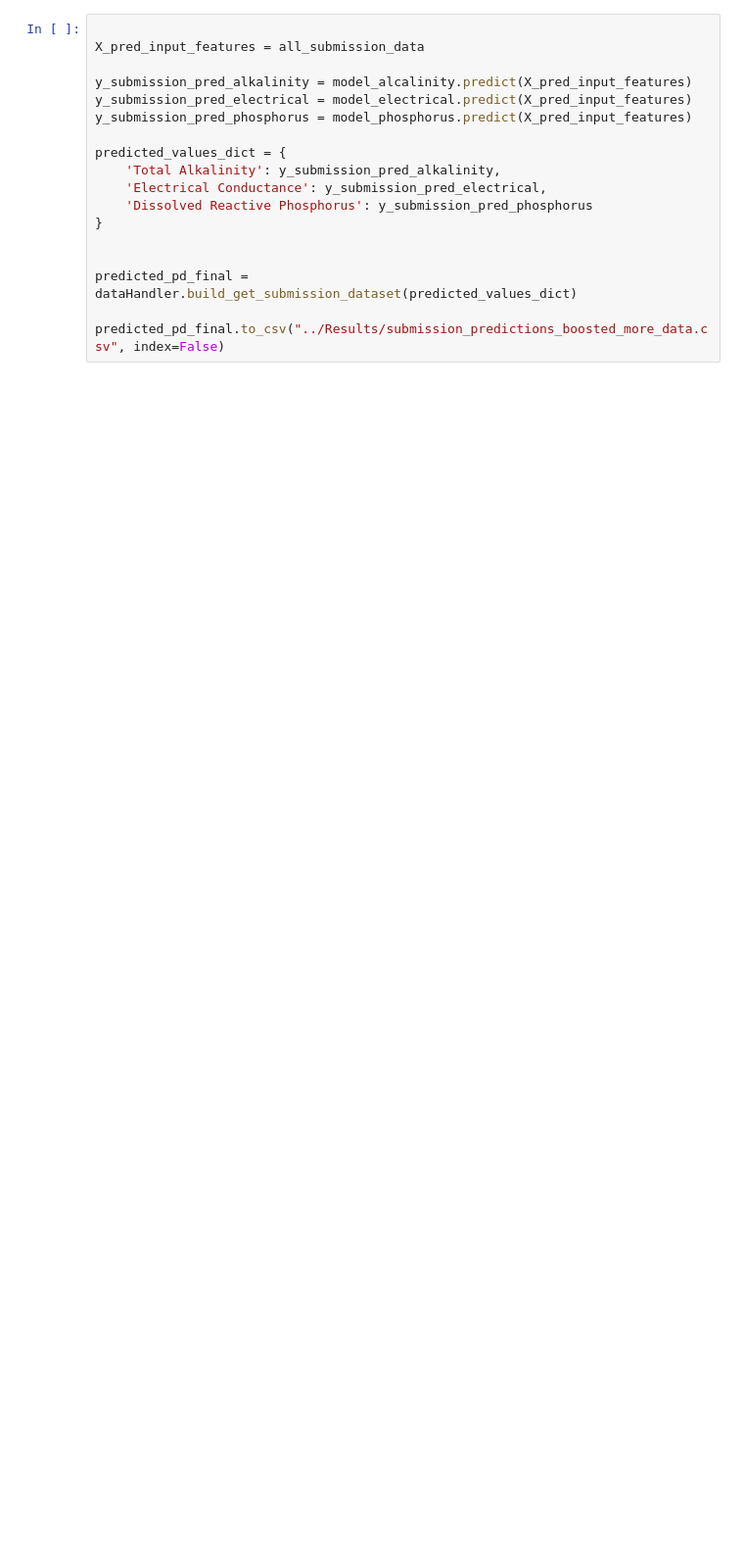
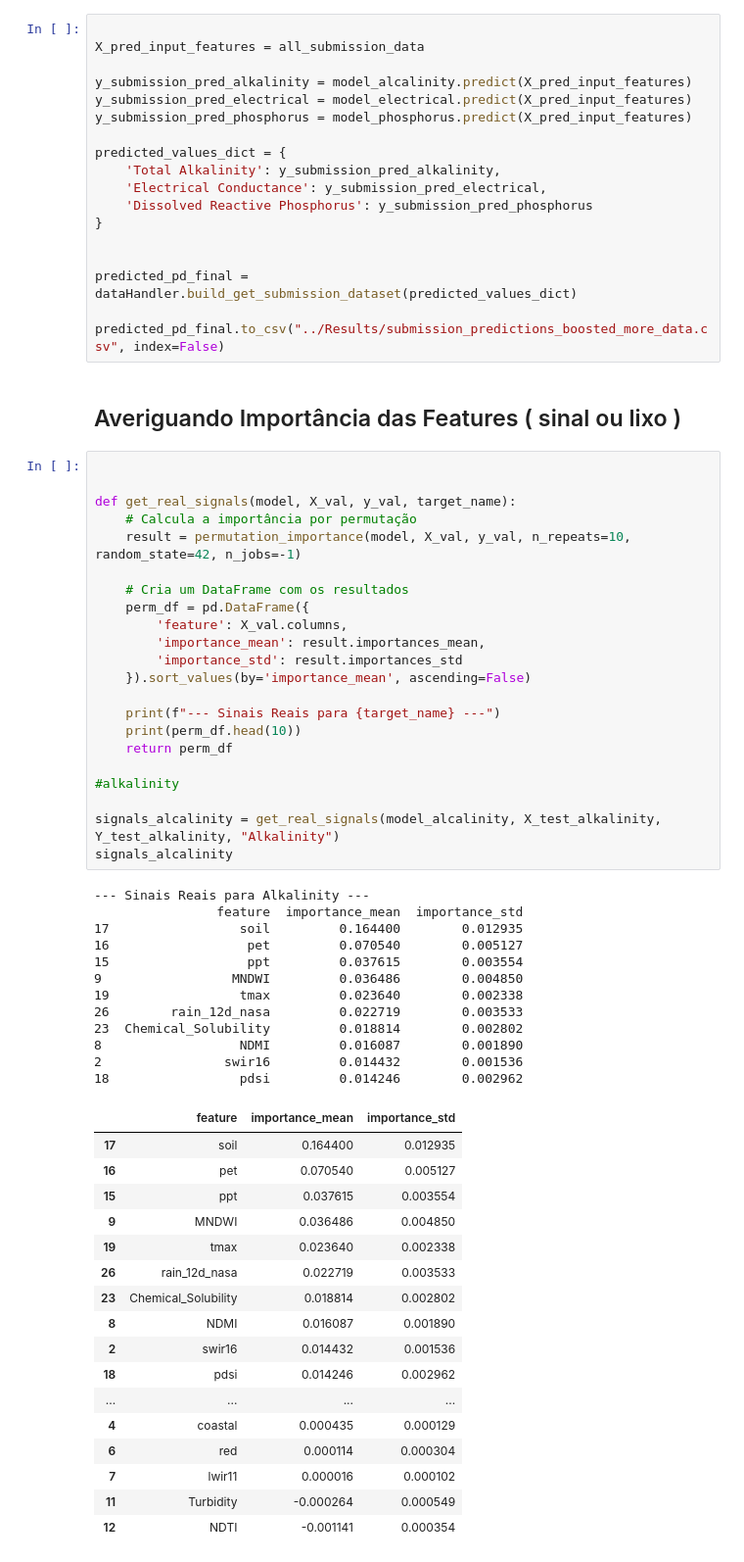
Before and after one commit to Lucas-Bussinger/EY-2026-AI-Challange, a Jupyter notebook: Model/BoostModel.ipynb, the cells around one changed output. Shown at 98% size. Cells and saved outputs as stored; diff of their text form; blank space fills up the shorter version.

Commit message:
packs_data

```diff
--- a/Model/BoostModel.ipynb
+++ b/Model/BoostModel.ipynb
@@ -272,3 +266,57 @@ predicted_values_dict = {
 predicted_pd_final = dataHandler.build_get_submission_dataset(predicted_values_dict)
 
 predicted_pd_final.to_csv("../Results/submission_predictions_boosted_more_data.csv", index=False)
+# %% [markdown]
+## Averiguando Importância das Features ( sinal ou lixo )
+# %%
+
+
+def get_real_signals(model, X_val, y_val, target_name):
+    # Calcula a importância por permutação
+    result = permutation_importance(model, X_val, y_val, n_repeats=10, random_state=42, n_jobs=-1)
+
+    # Cria um DataFrame com os resultados
+    perm_df = pd.DataFrame({
+        'feature': X_val.columns,
+        'importance_mean': result.importances_mean,
+        'importance_std': result.importances_std
+    }).sort_values(by='importance_mean', ascending=False)
+
+    print(f"--- Sinais Reais para {target_name} ---")
+    print(perm_df.head(10))
+    return perm_df
+
+#alkalinity
+
+signals_alcalinity = get_real_signals(model_alcalinity, X_test_alkalinity, Y_test_alkalinity, "Alkalinity")
+signals_alcalinity
+# %% [output]
+--- Sinais Reais para Alkalinity ---
+                feature  importance_mean  importance_std
+17                 soil         0.164400        0.012935
+16                  pet         0.070540        0.005127
+15                  ppt         0.037615        0.003554
+9                 MNDWI         0.036486        0.004850
+19                 tmax         0.023640        0.002338
+26        rain_12d_nasa         0.022719        0.003533
+23  Chemical_Solubility         0.018814        0.002802
+8                  NDMI         0.016087        0.001890
+2                swir16         0.014432        0.001536
+18                 pdsi         0.014246        0.002962
+|  | feature | importance_mean | importance_std |
+| 17 | soil | 0.164400 | 0.012935 |
+| 16 | pet | 0.070540 | 0.005127 |
+| 15 | ppt | 0.037615 | 0.003554 |
+| 9 | MNDWI | 0.036486 | 0.004850 |
+| 19 | tmax | 0.023640 | 0.002338 |
+| 26 | rain_12d_nasa | 0.022719 | 0.003533 |
+| 23 | Chemical_Solubility | 0.018814 | 0.002802 |
+| 8 | NDMI | 0.016087 | 0.001890 |
+| 2 | swir16 | 0.014432 | 0.001536 |
+| 18 | pdsi | 0.014246 | 0.002962 |
+| ... | ... | ... | ... |
+| 4 | coastal | 0.000435 | 0.000129 |
+| 6 | red | 0.000114 | 0.000304 |
+| 7 | lwir11 | 0.000016 | 0.000102 |
+| 11 | Turbidity | -0.000264 | 0.000549 |
+| 12 | NDTI | -0.001141 | 0.000354 |
```
Also changed, not shown: parts of 14 cells of this notebook, 5 other files.
